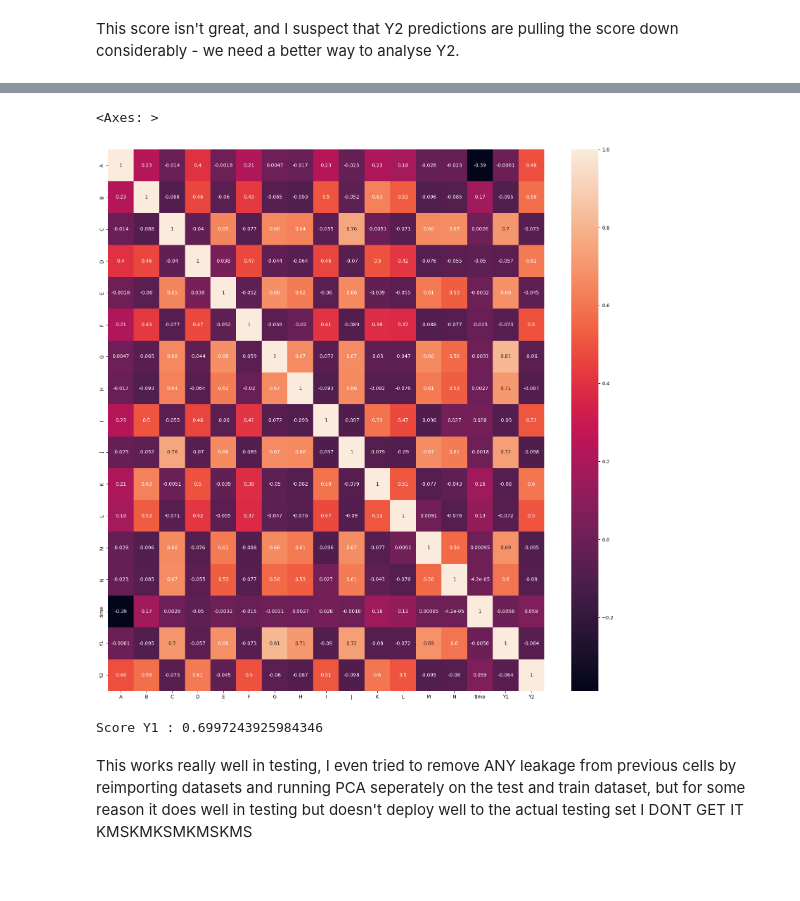
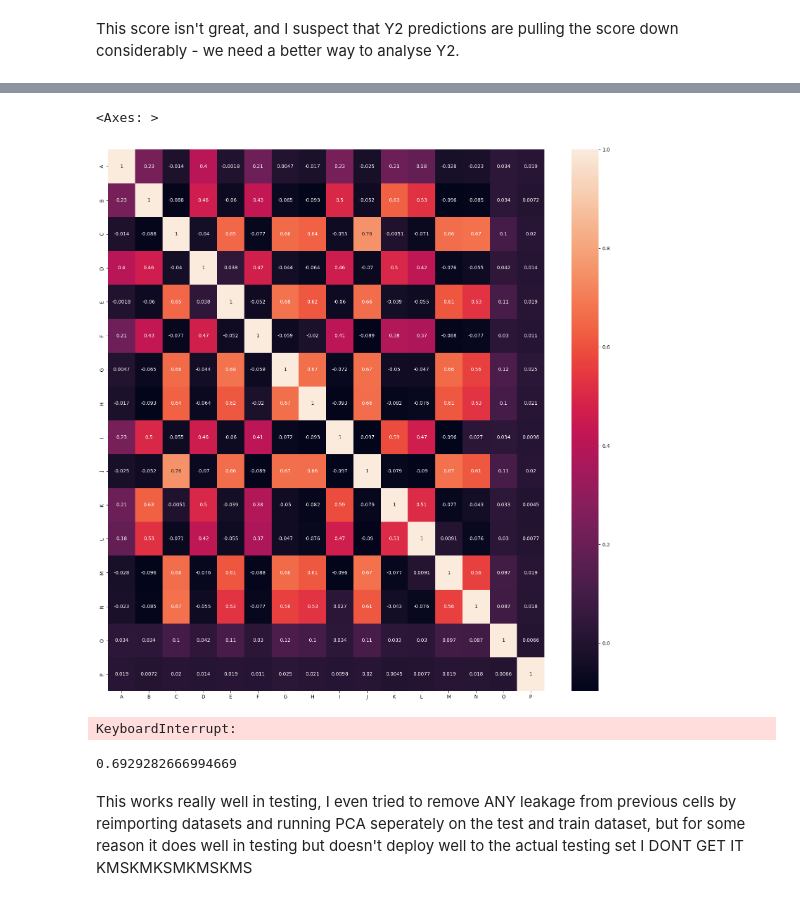
Before and after one commit to amsih/Illiquidiots, a Jupyter notebook: research/research.ipynb, the cells around one changed output, grey strips where cells are left out. Saved outputs shown, nothing was run; the diff lists cells and outputs as text; code cells hidden in the pictures.

```diff
--- a/research/research.ipynb
+++ b/research/research.ipynb
@@ -294,19 +319,61 @@ plot_mi_scores(mi_scores)
 # %%
 import seaborn as sns
+import pandas as pd
+import numpy as np
 
 train_data = pd.read_csv('./data/train.csv') # Importing training data
+new_train_data = pd.read_csv("./data/train_new.csv")
 
-transform = (train_data.drop(["time", "Y1", "Y2"], axis = 1))
-train_data = pd.concat((transform, train_data[["time", "Y1", "Y2"]]), axis = 1)
+train_data = pd.concat((train_data, new_train_data), axis = 1, join = "inner")
+
+train_data["P"] = train_data["P"].fillna(0)
+train_data["O"] = train_data["O"].fillna(train_data["O"].median())
+
+
+train_data = train_data.drop(["time", "Y1", "Y2"], axis = 1)
+
+train_data["O"] = np.log(train_data["O"])
+train_data = pd.DataFrame(train_data, columns = train_data.columns)
+
 
 corr = train_data.select_dtypes("number").corr()
 
 fig, ax = plt.subplots(nrows = 1, ncols = 1, figsize = (20,20))
 
 sns.heatmap(corr, annot = True)
 # %% [output]
 <Axes: >
-[figure, old version]
+[figure, new version]
+# %%
+def is_pos_def(A):
+    if np.allclose(A, A.T):
+        try:
+            np.linalg.cholesky(A)
+            return True
+        except np.linalg.LinAlgError:
+            return False
+    else:
+        return False
+
+def MahalanobisDist(data):
+    covariance_matrix = np.cov(data, rowvar=False)
+    if is_pos_def(covariance_matrix):
+        inv_covariance_matrix = np.linalg.inv(covariance_matrix)
+        if is_pos_def(inv_covariance_matrix):
+            vars_mean = []
+            for i in range(data.shape[0]):
+                vars_mean.append(list(data.mean(axis = 0)))
+            diff = data - vars_mean
+            md = []
+
+            for i in range(len(diff)):
+                md.append(np.sqrt(diff[i].dot(inv_covariance_matrix).dot(diff[i])))
+
+            return md
+
+MahalanobisDist(train_data.drop(["time", "Y1", "Y2"], axis = 1))
+# %% [output]
+KeyboardInterrupt:
 # %%
 from sklearn.model_selection import train_test_split
 import pandas as pd
@@ -382,8 +456,10 @@ y2_pred = modelY2.predict(X2_val)
 # OUTPUTS
 print(f"Predicted score : {(r2_score(y2_pred, y2_val) + r2_score(y1_pred, y1_val))/2}")
 print(f"Score Y1 : {r2_score(y1_pred, y1_val)}\nScore Y2 : {r2_score(y2_pred, y2_val)}")
+
+r2_score(y1_pred, y1_val)
 # %% [output]
-Score Y1 : 0.6997243925984346
+0.6929282666994669
 # %% [markdown]
 This works really well in testing, I even tried to remove ANY leakage from previous cells by reimporting datasets and running PCA seperately on the test and train dataset, but for some reason it does well in testing but doesn't deploy well to the actual testing set I DONT GET IT KMSKMKSMKMSKMS
 # %%
```
Also changed, not shown: parts of 14 cells of this notebook, 1 other file.
